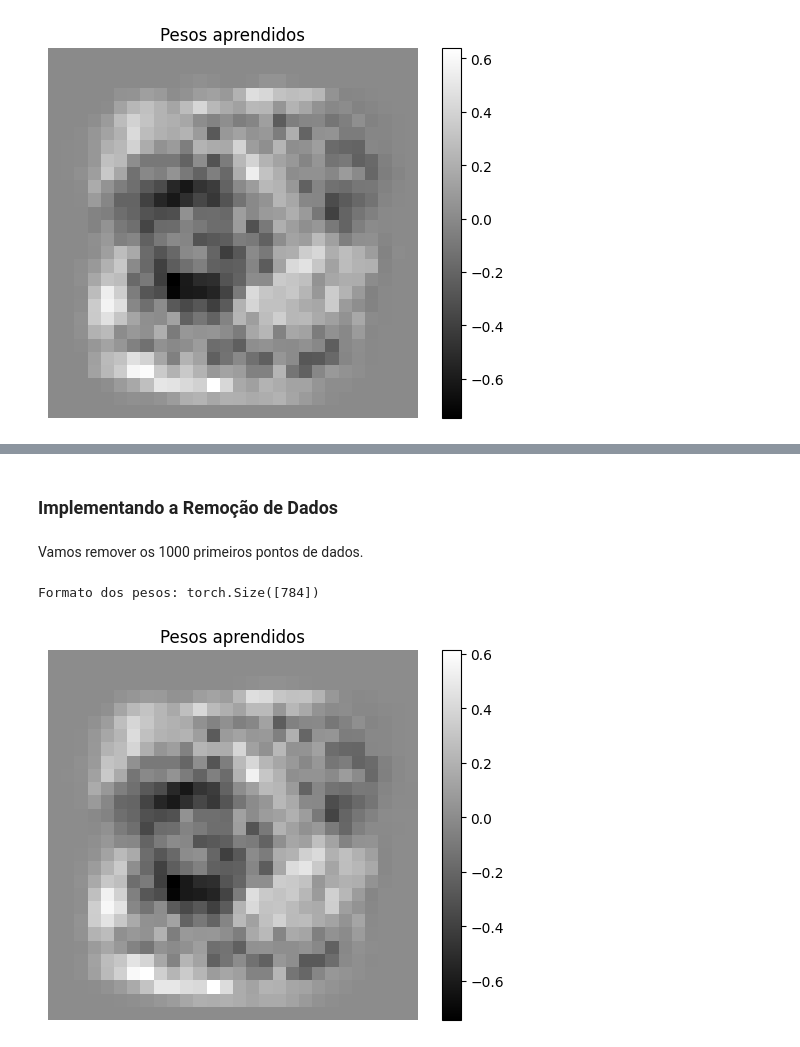
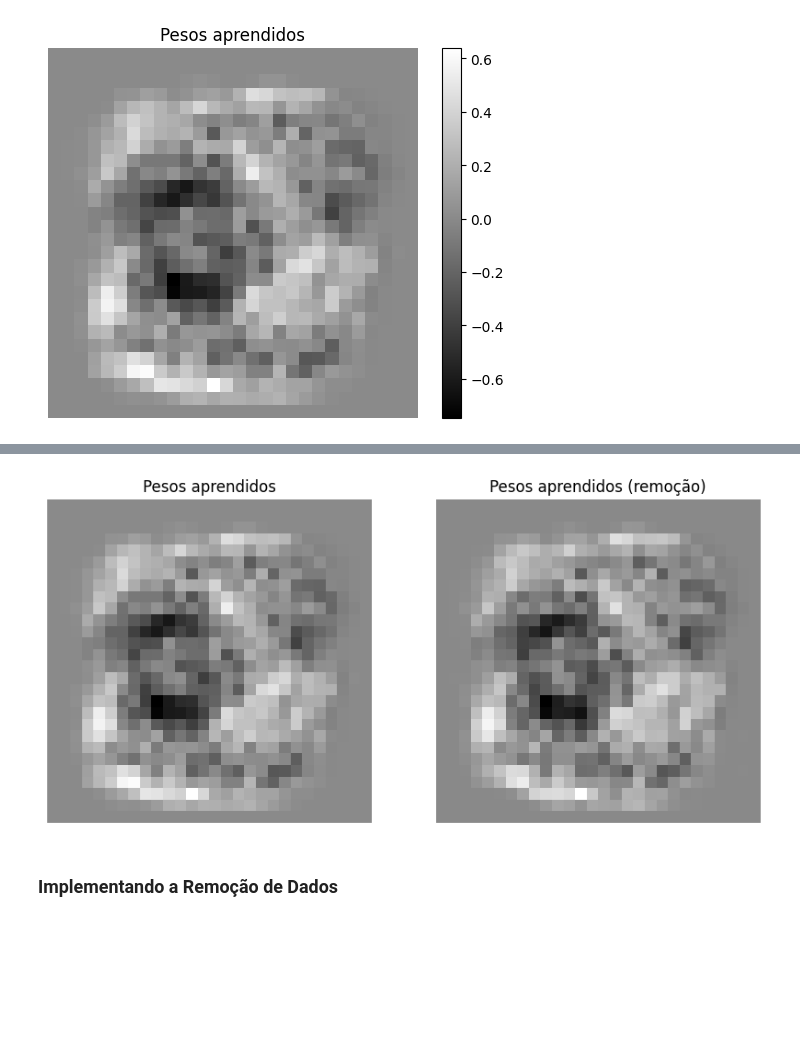
Before and after one commit to FabricioVenturim/certified-removal, a Jupyter notebook: 4.1. Linear Logistic Regression/test.ipynb, the cells around one changed output, grey strips where cells are left out. Drawn from its saved outputs; the diff is of its cells as text; code cells hidden in the pictures; blank space fills up the shorter version.

```diff
--- a/4.1. Linear Logistic Regression/test.ipynb
+++ b/4.1. Linear Logistic Regression/test.ipynb
@@ -110,7 +110,7 @@ train_dataset = TensorDataset(x_train_tensor, y_train_tensor)
 test_dataset = TensorDataset(x_test_tensor, y_test_tensor)
 
 # Definindo o carregador de dados (data loader)
-batch_size = 64  # Definir conforme necessário
+batch_size = 100  # Definir conforme necessário
 train_loader = DataLoader(train_dataset, batch_size=batch_size, shuffle=True)
 test_loader = DataLoader(test_dataset, batch_size=batch_size, shuffle=False)
 
@@ -268,2 +318,21 @@ Formato dos pesos: torch.Size([784])
+# %%
+# plota o w e o w_remove
+
+weights_remove = w_remove.detach().cpu().numpy().reshape(28, 28)
+
+fig, axs = plt.subplots(1, 2, figsize=(10, 5))
+axs[0].imshow(weights, cmap="gray")
+axs[0].set_title("Pesos aprendidos")
+axs[0].axis("off")
+# axs[0].colorbar()
+
+axs[1].imshow(weights_remove, cmap="gray")
+axs[1].set_title("Pesos aprendidos (remoção)")
+axs[1].axis("off")
+# axs[1].colorbar()
+
+plt.show()
+# %% [output]
+[figure, added]
 # %% [markdown]
 ### Implementando a Remoção de Dados
@@ -298,2 +338,0 @@ def remove_data_point(X_train, y_train, w, lam, idx_to_remove):
-# %% [markdown]
-Vamos remover os 1000 primeiros pontos de dados.
@@ -303,13 +338,0 @@ for idx in range(3000):
-# %%
-# vamos visualizar os pesos aprendidos
-print("Formato dos pesos:", w.shape)
-
-weights = w.detach().cpu().numpy().reshape(28, 28)
-plt.imshow(weights, cmap="gray")
-plt.title("Pesos aprendidos")
-plt.axis("off")
-plt.colorbar()
-plt.show()
-# %% [output]
-Formato dos pesos: torch.Size([784])
-[figure, removed]
```
Also changed, not shown: parts of 9 cells of this notebook, 1 other file.
